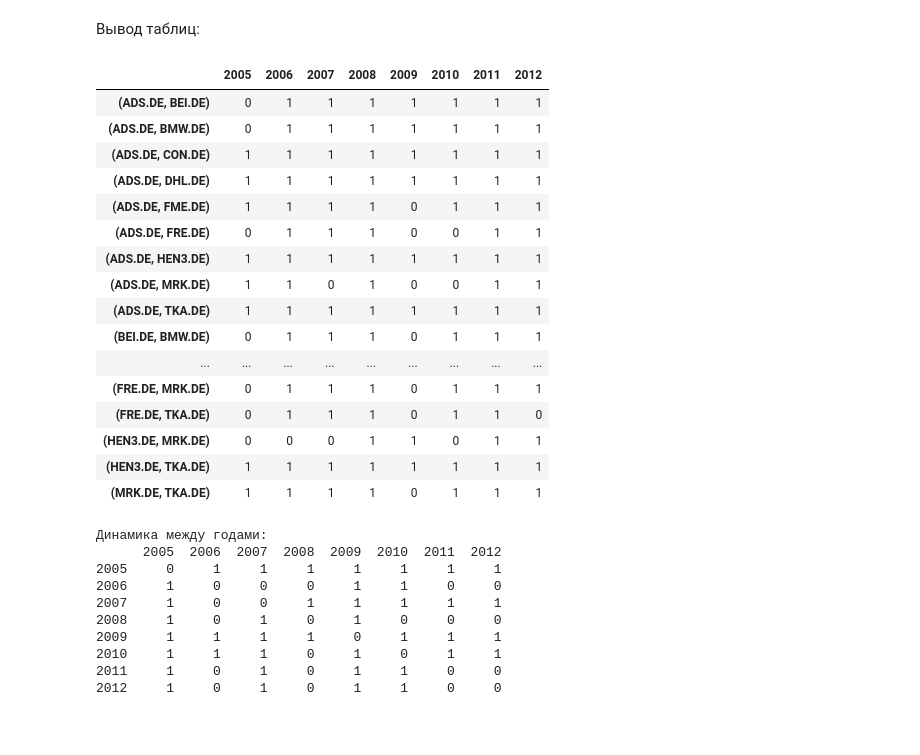
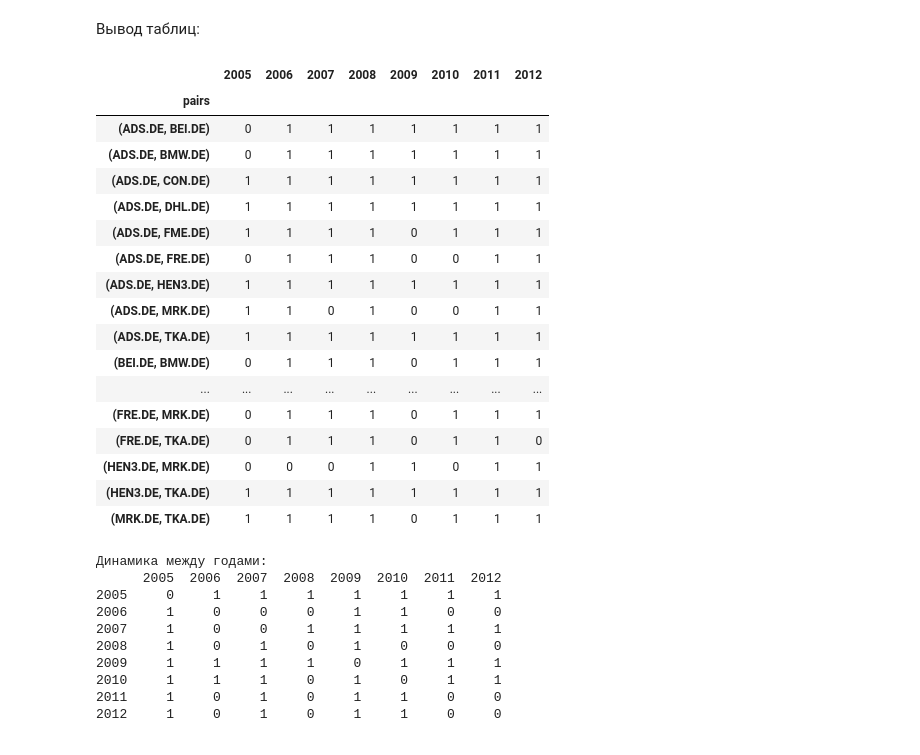
Before and after one commit to sadberyy/CrisisAnalysis, a Jupyter notebook: tests.ipynb, the cells around one changed output. Drawn from its saved outputs; the diff is of its cells as text; code cells hidden in the pictures.

```diff
--- a/tests.ipynb
+++ b/tests.ipynb
@@ -128,26 +128,30 @@ def two_sample_test(returns1, returns2):
 # %%
 results_by_year = get_significant_edges(df)
 
 # собираем в одну таблицу
 pairs = []
 for i in range(len(asset_names)):
   for j in range(i + 1, len(asset_names)):
     pairs.append(f"({asset_names[i]}, {asset_names[j]})")
 
 table = pd.DataFrame(index=pairs)
 
 for year in results_by_year:
   year_results = []
   for pair in pairs:
     pair = pair[1:-1]
     a, b = pair.split(', ')
     val = results_by_year[year].loc[a, b]
     year_results.append(val)
   table[year] = year_results
 
-table.astype(int)
+table = table.astype(int)
+table.index.name = 'pairs'
+table.to_csv("./data/data_for_graphs.csv", index_label='pairs')
+table
 # %% [output]
 |  | 2005 | 2006 | 2007 | 2008 | 2009 | 2010 | 2011 | 2012 |
+| pairs |  |  |  |  |  |  |  |  |
 | (ADS.DE, BEI.DE) | 0 | 1 | 1 | 1 | 1 | 1 | 1 | 1 |
 | (ADS.DE, BMW.DE) | 0 | 1 | 1 | 1 | 1 | 1 | 1 | 1 |
 | (ADS.DE, CON.DE) | 1 | 1 | 1 | 1 | 1 | 1 | 1 | 1 |
```
Also changed, not shown: parts of 2 cells of this notebook.
